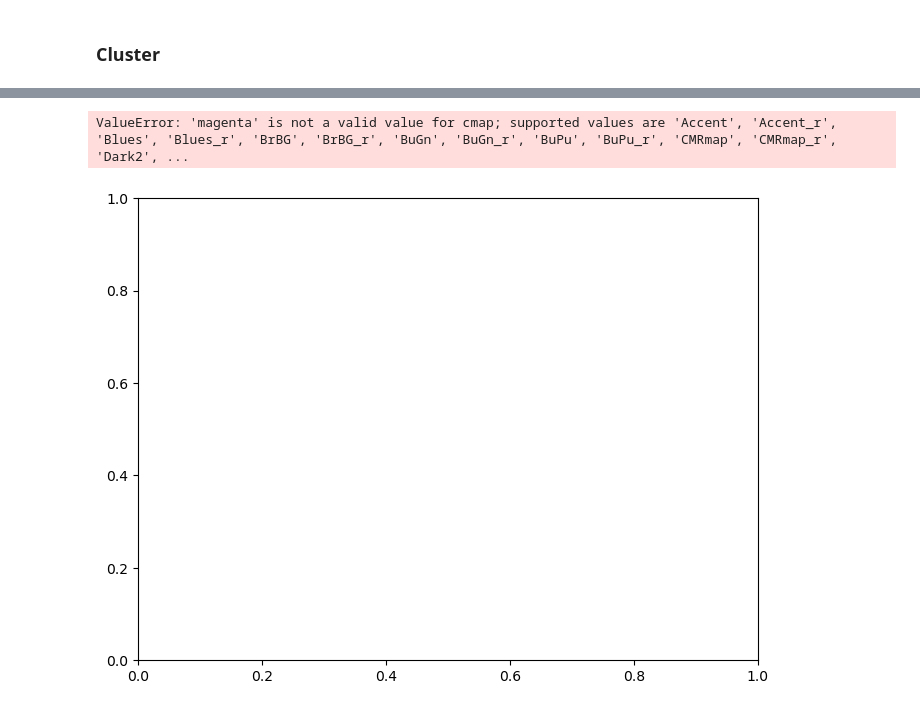
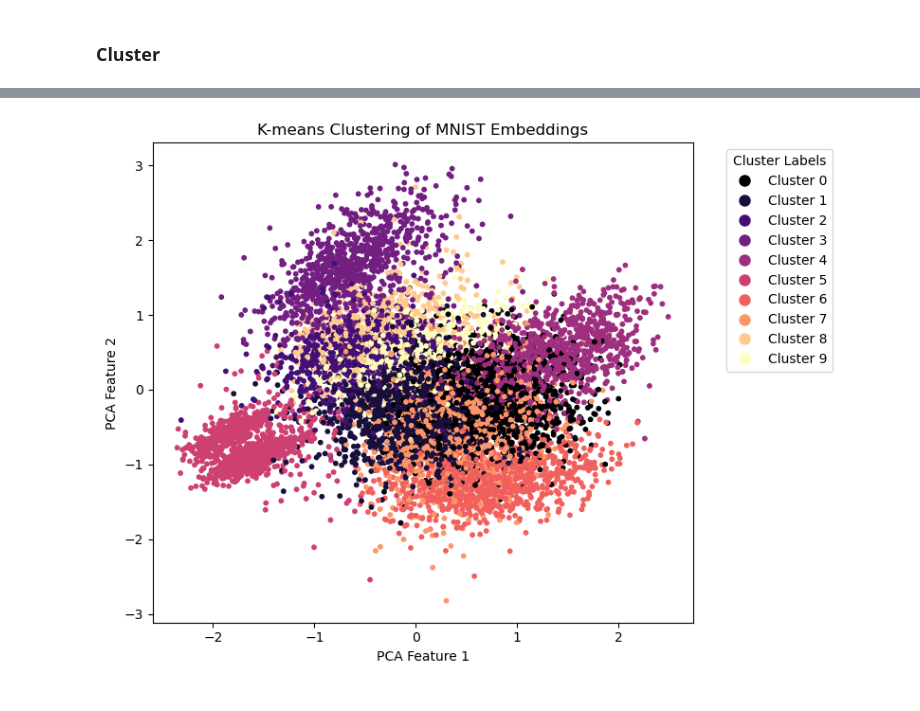
Before and after one commit to C7A7A/audio_clustering_autoencoder, a Jupyter notebook: notebooks/05_autoencoder.ipynb, the cells around one changed output, grey strips where cells are left out. Drawn from its saved outputs; the diff is of its cells as text; code cells hidden in the pictures.

```diff
--- a/notebooks/05_autoencoder.ipynb
+++ b/notebooks/05_autoencoder.ipynb
@@ -997,22 +733,32 @@ def embed_imgs(model, data_loader):
 
     for imgs, _ in tqdm(data_loader, desc="Encoding images", leave=False):
         with torch.no_grad():
-            z = model.autoencoder.encoder(imgs.to(model.device))
+            z = model.encoder(imgs.to(model.device))
+
+        imgs = imgs.to(model.device)
 
         img_list.append(imgs)
         embed_list.append(z)
 
     return (torch.cat(img_list, dim=0), torch.cat(embed_list, dim=0))
 # %%
-train_img_embeds = embed_imgs(best_dcec_model, train_loader)
-val_img_embeds = embed_imgs(best_dcec_model, val_loader)
+train_img_embeds = embed_imgs(best_model, train_loader)
+val_img_embeds = embed_imgs(best_model, val_loader)
 # %%
-def find_similiar_images(query_img, query_z, key_embeds, k=8):
+def find_similiar_images(query_img, query_z, key_embeds, k=4):
+    device = key_embeds[1].device
+    query_z = query_z.to(device)
+    query_img = query_img.to(device)
+
     dist = torch.cdist(query_z[None, :], key_embeds[1], p=2)
     dist = dist.squeeze(dim=0)
     dist, indices = torch.sort(dist)
 
+    indices = indices.to(device)
+
     imgs_to_display = torch.cat([query_img[None], key_embeds[0][indices[:k]]], dim=0)
+    imgs_to_display = imgs_to_display.cpu()
+
     grid = torchvision.utils.make_grid(imgs_to_display, nrow=k + 1, normalize=True, value_range=(-1, 1))
     grid = grid.permute(1, 2, 0)
 
@@ -1021,6 +767,6 @@ def find_similiar_images(query_img, query_z, key_embeds, k=8):
     plt.axis('off')
     plt.show()
 # %%
-for i in range(10):
+for i in range(5):
     find_similiar_images(val_img_embeds[0][i + 50], val_img_embeds[1][i + 50], key_embeds=val_img_embeds)
 # %% [output]
@@ -1185,18 +1225,26 @@ predicted_labels = kmeans.fit_predict(embeddings)
 # %%
 pca = PCA(n_components=2)
 embeddings_pca = pca.fit_transform(embeddings)
 
+# Generate a color map
+num_clusters = len(np.unique(predicted_labels))
+cmap = plt.get_cmap('magma', num_clusters)
+
 # Plotting the clusters
 plt.figure(figsize=(8, 6))
-plt.scatter(embeddings_pca[:, 0], embeddings_pca[:, 1], c=predicted_labels, cmap='magenta', s=10)
-plt.colorbar()
-plt.title('K-means Clustering of Embeddings')
+scatter = plt.scatter(embeddings_pca[:, 0], embeddings_pca[:, 1], c=predicted_labels, cmap=cmap, s=10)
+
+handles = [plt.Line2D([0], [0], marker='o', color='w', markerfacecolor=cmap(i / (num_clusters - 1)), markersize=10, linestyle='') for i in range(num_clusters)]
+labels = [f'Cluster {i}' for i in range(num_clusters)]
+plt.legend(handles=handles, labels=labels, title='Cluster Labels', loc='best', bbox_to_anchor=(1.05, 1))
+
+plt.title('K-means Clustering of MNIST Embeddings')
 plt.xlabel('PCA Feature 1')
-plt.ylabel('PCA Featureon 2')
+plt.ylabel('PCA Feature 2')
+plt.tight_layout()
 plt.show()
 # %% [output]
-ValueError: 'magenta' is not a valid value for cmap; supported values are 'Accent', 'Accent_r', 'Blues', 'Blues_r', 'BrBG', 'BrBG_r', 'BuGn', 'BuGn_r', 'BuPu', 'BuPu_r', 'CMRmap', 'CMRmap_r', 'Dark2', ...
-[figure, old version]
+[figure, new version]
 # %%
 def compute_cluster_purity(true_labels, predicted_labels, num_true_clusters, num_predicted_clusters):
     purity_matrix = np.zeros((num_true_clusters, num_predicted_clusters))
```
Also changed, not shown: parts of 75 cells of this notebook, 4 other files.
